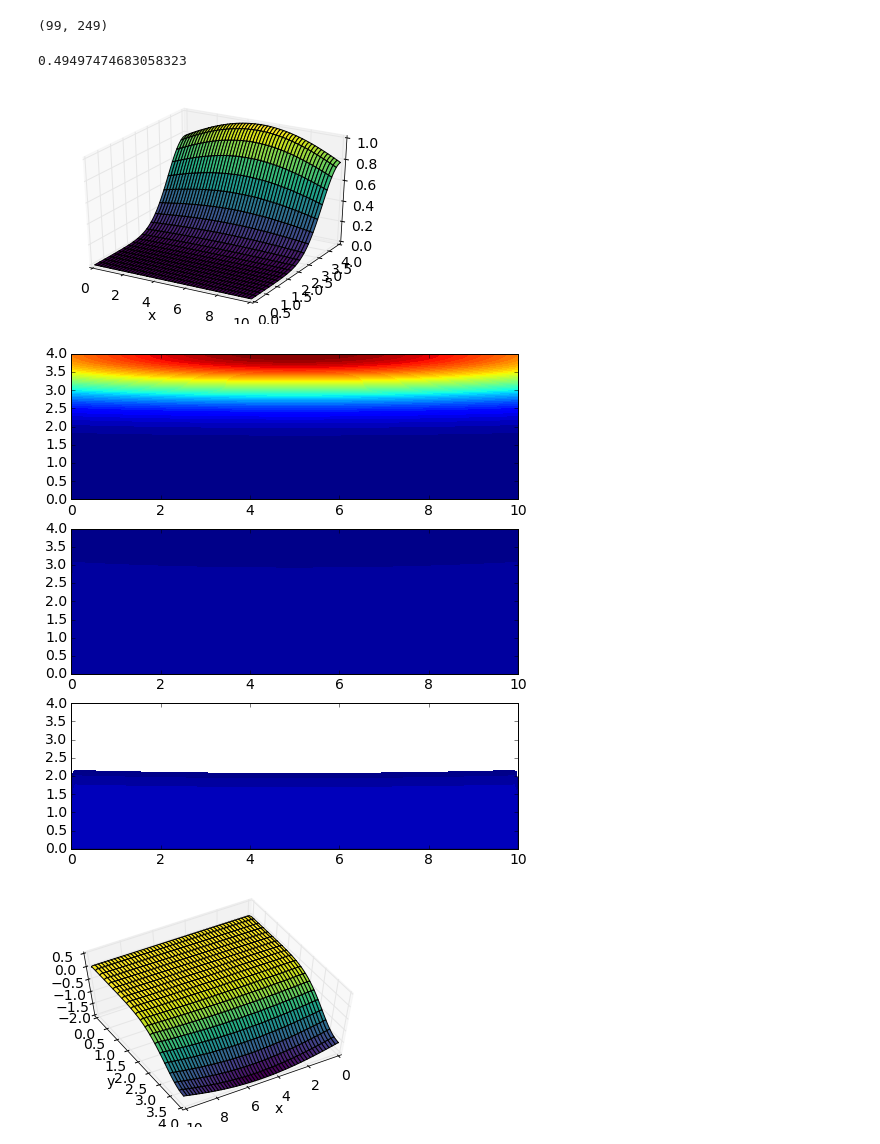
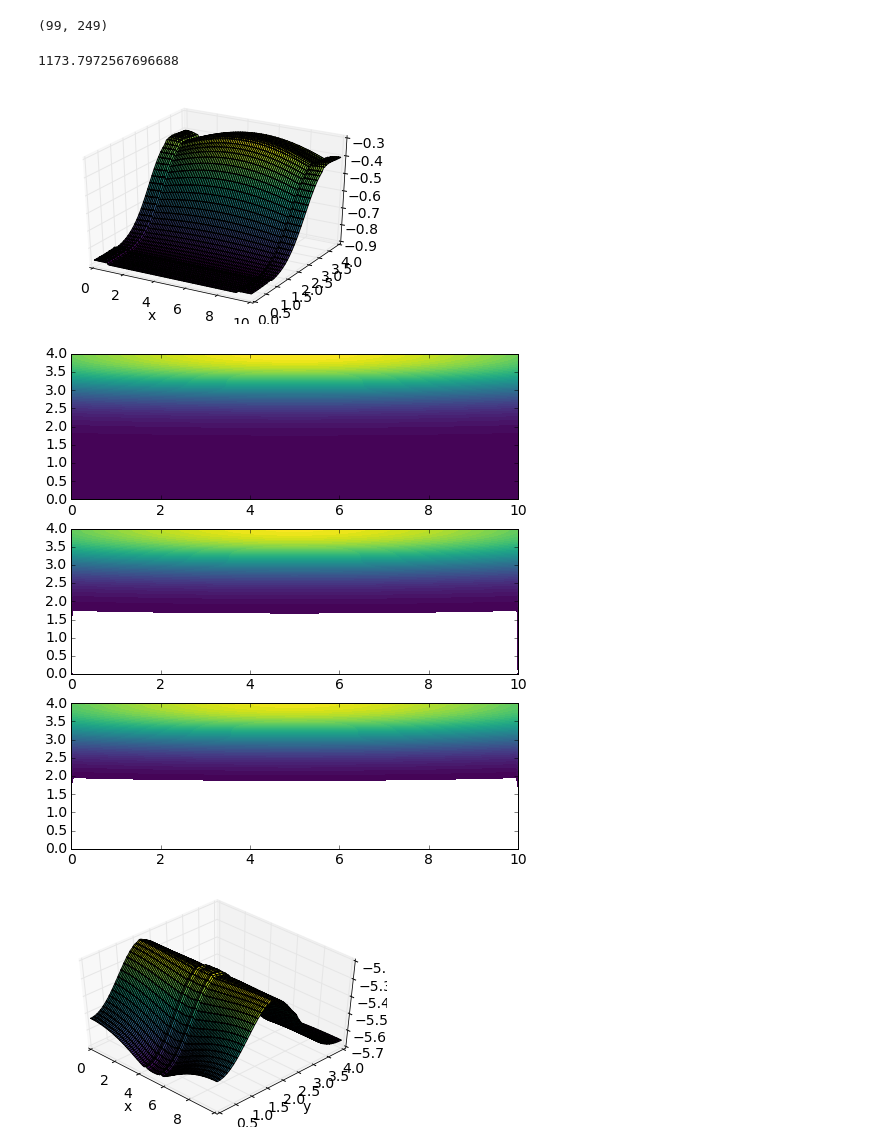
Before and after one commit to numerical-mooc/assignment-bank-2016, a Jupyter notebook: morrill/testing_with_waves.ipynb, the cells around one changed output. Cells and saved outputs as stored; diff of their text form; code cells hidden in the pictures.

```diff
--- a/morrill/testing_with_waves.ipynb
+++ b/morrill/testing_with_waves.ipynb
@@ -9,21 +10,22 @@ from matplotlib import animation
 # Space Discretizations
 Lx = 10                      # length in x direction (horizontal)
 Ly = 4                      # length in y direction (vertical)
-nx = 251                     # number of discretizations in x
-ny = 101                     # number of discretizations in y
+nx = 451                     # number of discretizations in x
+ny = 201                     # number of discretizations in y
 dx = Lx/(nx-1)               # spatial increment in x
 dy = Ly/(ny-1)               # spatial increment in y
 x = numpy.linspace(0,Lx,nx) # array for plotting in x
 y = numpy.linspace(0,Ly,ny) # array for plotting in y
 X,Y = numpy.meshgrid(x,y)   # mesh grid for plotting
 
-sigma = 0.2
-c = 0.7
+#sigma = 0.2
+c = 1 # approximate speed of sound [m/s]
+# from http://www.engineeringtoolbox.com/sound-speed-liquids-d_715.html
 
 # time discretization
 time = 1       # total time in seconds
 nt = 400        # number of time steps
-dt = sigma*dx/c # time increment
+dt = (dx**2*dy**2/(dx**2 + dy**2))**(1/2) # time increment
 # %%
 def init_cond(ny,nx,Lx,Ly,X,Y):
     """Creates initial conditions for 2D wave, a Guassian function centered on
@@ -84,7 +86,8 @@ def solve_wave(pi, dy, dx, nt, dt, c):
     p[0] = pi.copy()             # copy initial Gaussian wave
 
     # For first time step:
-    g = numpy.ones((ny,nx))     # 2nd initial condition du/dt = g(x,y)
+    g = numpy.ones((ny,nx))*-1     # 2nd initial condition du/dt = g(x,y)
+    p[1] = p[0]
     p[1,1:-1,1:-1] = 1/2*sx**2*(p[0,1:-1,2:] + p[0,1:-1,:-2]) +\
                      1/2*sy**2*(p[0,2:,1:-1] + p[0,:-2,1:-1]) -\
                      (1 - sx**2 - sy**2)*p[0,1:-1,1:-1] +\
@@ -184,37 +187,37 @@ numpy.shape(p[0,1:-1,1:-1])
 # %%
 c*dt/dx
 # %% [output]
-0.49497474683058323
+1173.7972567696688
 # %%
 pi = init_cond(ny,nx,Lx,Ly,X,Y)
 fig = pyplot.figure()
 ax = fig.add_subplot(111,projection='3d')
-ax.plot_surface(X,Y,pi,rstride=5,cstride=5,cmap=cm.viridis)
+ax.plot_surface(X,Y,p[60],rstride=5,cstride=5,cmap=cm.viridis)
 ax.set_xlim(0,10)
 ax.set_ylim(0,4)
 ax.set_xlabel('x');
 # %% [output]
-[figure, old version]
+[figure, new version]
 # %%
 fig = pyplot.figure(figsize=(8,12))
 ax1 = fig.add_subplot(411)
 ax2 = fig.add_subplot(412)
 ax3 = fig.add_subplot(413)
-ax1.contourf(X,Y,p[0],levels=numpy.linspace(0,1,50))
-ax2.contourf(X,Y,p[1],levels=numpy.linspace(0,1,50))
-ax3.contourf(X,Y,p[2],levels=numpy.linspace(0,1,50));
+ax1.contourf(X,Y,p[0],levels=numpy.linspace(0,1,50),cmap=cm.viridis)
+ax2.contourf(X,Y,p[1],levels=numpy.linspace(0,1,50),cmap=cm.viridis)
+ax3.contourf(X,Y,p[2],levels=numpy.linspace(0,1,50),cmap=cm.viridis);
 # %% [output]
-[figure, old version]
+[figure, new version]
 # %%
 fig = pyplot.figure()
 ax = fig.add_subplot(111,projection='3d')
-ax.plot_surface(X,Y,p[3],rstride=5,cstride=5,cmap=cm.viridis)
+ax.plot_surface(X,Y,p[385],rstride=5,cstride=5,cmap=cm.viridis)
 ax.set_xlabel('x')
 ax.set_ylabel('y');
-ax.view_init(60,60)
+ax.view_init(45,-45)
 pyplot.draw()
 # %% [output]
-[figure, old version]
+[figure, new version]
 # %%
 tt = numpy.zeros(nt)
 for i in range(0,nt):
```
Also changed, not shown: parts of 7 cells of this notebook.
